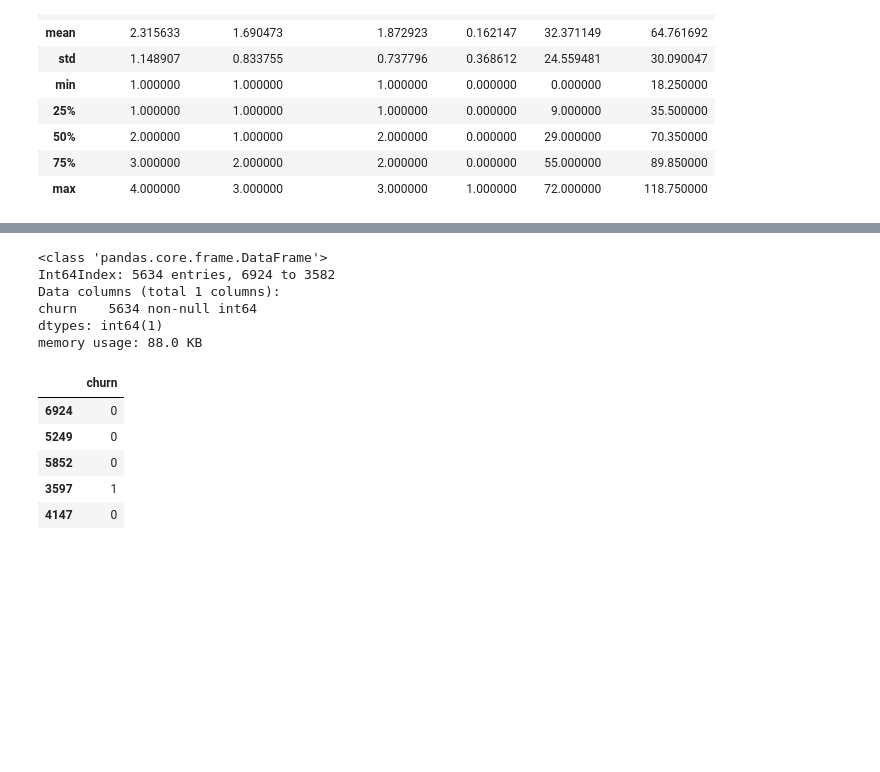
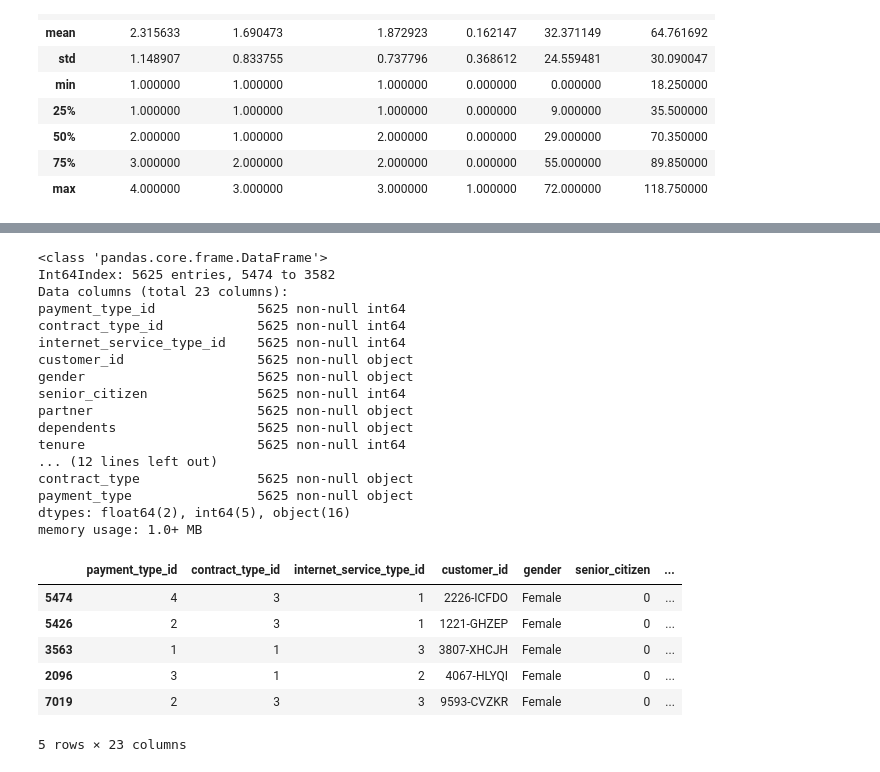
Before and after one commit to misty-garcia/telco-churn-project, a Jupyter notebook: telco_pipeline.ipynb, the cells around one changed output, grey strips where cells are left out. Drawn from its saved outputs; the diff is of its cells as text; code cells hidden in the pictures; blank space fills up the shorter version.

```diff
--- a/telco_pipeline.ipynb
+++ b/telco_pipeline.ipynb
@@ -92,2 +75,0 @@ dtype: int64
-# %%
-df.drop(columns = ["payment_type_id","contract_type_id","internet_service_type_id"], inplace=True)
@@ -105,0 +127,3 @@ df.head()
+# %%
+# cleaned total_charges column
+df = prep.clean_data(df)
@@ -121,16 +177,28 @@ y_test.churn = encoder.transform(y_test.churn)
 # %%
-y_train.info()
-y_train.head()
+X_train.info()
+X_train.head()
 # %% [output]
 <class 'pandas.core.frame.DataFrame'>
-Int64Index: 5634 entries, 6924 to 3582
-Data columns (total 1 columns):
-churn    5634 non-null int64
-dtypes: int64(1)
-memory usage: 88.0 KB
+Int64Index: 5625 entries, 5474 to 3582
+Data columns (total 23 columns):
+payment_type_id             5625 non-null int64
+contract_type_id            5625 non-null int64
+internet_service_type_id    5625 non-null int64
+customer_id                 5625 non-null object
+gender                      5625 non-null object
+senior_citizen              5625 non-null int64
+partner                     5625 non-null object
+dependents                  5625 non-null object
+tenure                      5625 non-null int64
+... (12 lines left out)
+contract_type               5625 non-null object
+payment_type                5625 non-null object
+dtypes: float64(2), int64(5), object(16)
+memory usage: 1.0+ MB
-|  | churn |
-| 6924 | 0 |
-| 5249 | 0 |
-| 5852 | 0 |
-| 3597 | 1 |
-| 4147 | 0 |
+|  | payment_type_id | contract_type_id | internet_service_type_id | customer_id | gender | senior_citizen | ... |
+| 5474 | 4 | 3 | 1 | 2226-ICFDO | Female | 0 | ... |
+| 5426 | 2 | 3 | 1 | 1221-GHZEP | Female | 0 | ... |
+| 3563 | 1 | 1 | 3 | 3807-XHCJH | Female | 0 | ... |
+| 2096 | 3 | 1 | 2 | 4067-HLYQI | Female | 0 | ... |
+| 7019 | 2 | 3 | 3 | 9593-CVZKR | Female | 0 | ... |
+5 rows × 23 columns
```
Also changed, not shown: parts of 29 cells of this notebook.
